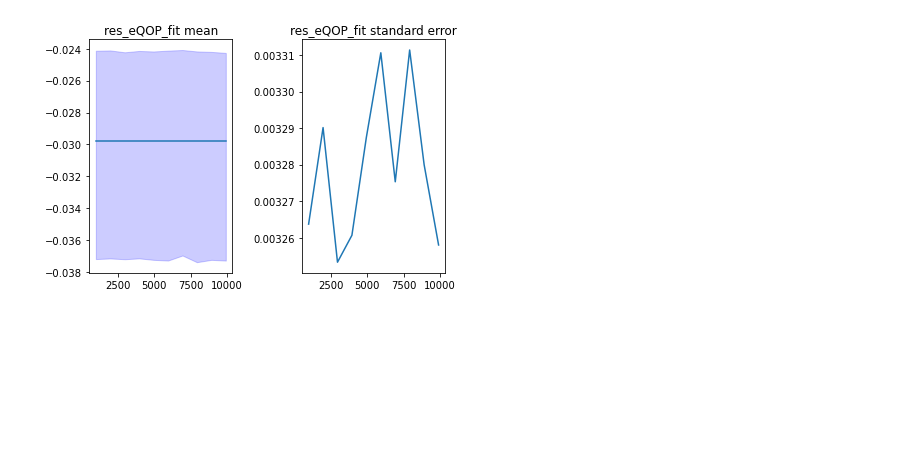
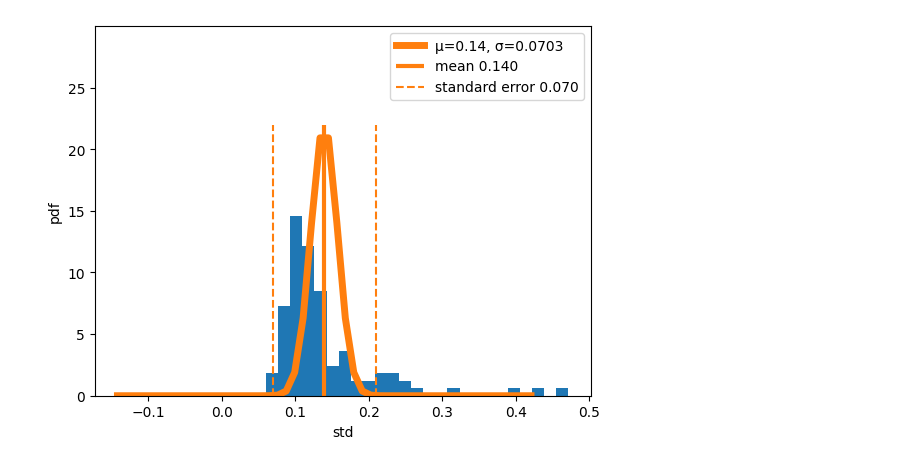
Before and after one commit to benjaminhuth/acts-gsf-scripts, a Jupyter notebook: notebooks/bootstrap.ipynb, the cells around one changed output. Saved outputs shown, nothing was run; the diff lists cells and outputs as text; code cells hidden in the pictures; blank space fills up the shorter version.

```diff
--- a/notebooks/bootstrap.ipynb
+++ b/notebooks/bootstrap.ipynb
@@ -22,0 +20,5 @@ summary.head(3)
+# %%
+input_dir_long = Path("../test_n100_1000/")
+
+summary_long = uproot_to_pandas(uproot.open(str(input_dir_long / "root/tracksummary_gsf.root:tracksummary")))
+len(summary_long)
@@ -77,29 +69,12 @@ plt.show()
-# %%
-num_samples = []
-conv_low = []
-conv_high = []
-means = []
-errors = []
-
-for max_event_nr in range(max(summary["event_nr"])+1):
-    df = summary[ summary["event_nr"] <= max_event_nr ]
-
-    res = bootstrap((summary["res_eQOP_fit"].to_numpy(),), np.mean)
-
-    conv_low.append(res.confidence_interval.low)
-    conv_high.append(res.confidence_interval.high)
-    num_samples.append(len(df))
-    means.append(np.mean(summary["res_eQOP_fit"]))
-    errors.append(res.standard_error)
-# %%
-fig, ax = plt.subplots(1,2)
-ax[0].plot(num_samples, means)
-ax[0].set_title("res_eQOP_fit mean")
-ax[0].fill_between(num_samples, conv_low, conv_high, color='b', alpha=.2)
-
-ax[1].plot(num_samples, errors)
-ax[1].set_title("res_eQOP_fit standard error")
-
-fig.tight_layout()
-# %% [output]
-[figure, removed]
+# %%
+event_means = []
+
+for event_nr in range(max(summary_long["event_nr"])+1):
+    df = summary_long[ summary_long["event_nr"] == event_nr ]
+    event_means.append(stat(df["res_eQOP_fit"]))
+# %%
+mu, sigma = np.mean(event_means), np.std(event_means)
+
+plot(event_means, mu, sigma)
+# %% [output]
+[figure, added]
```
Also changed, not shown: parts of 10 cells of this notebook, 2 other files.
